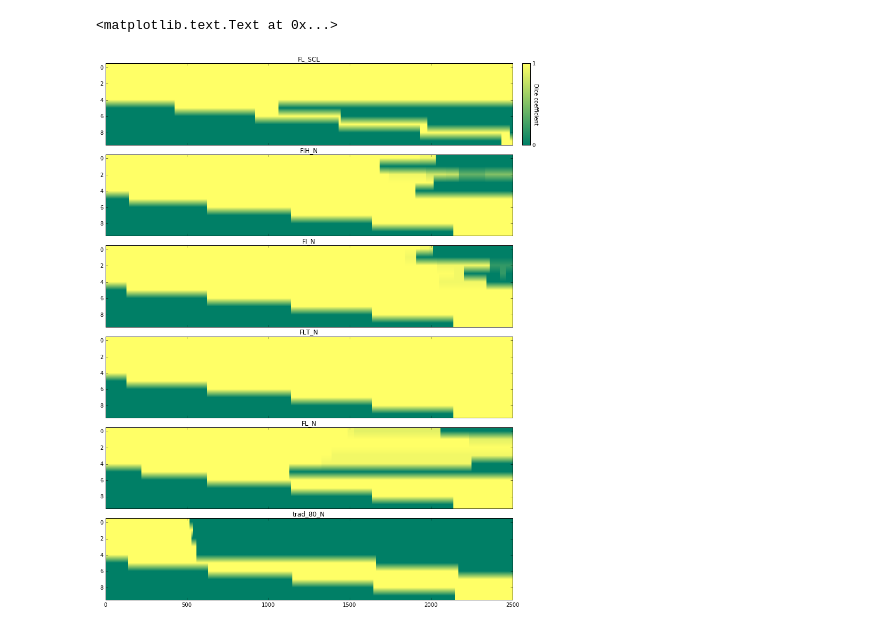
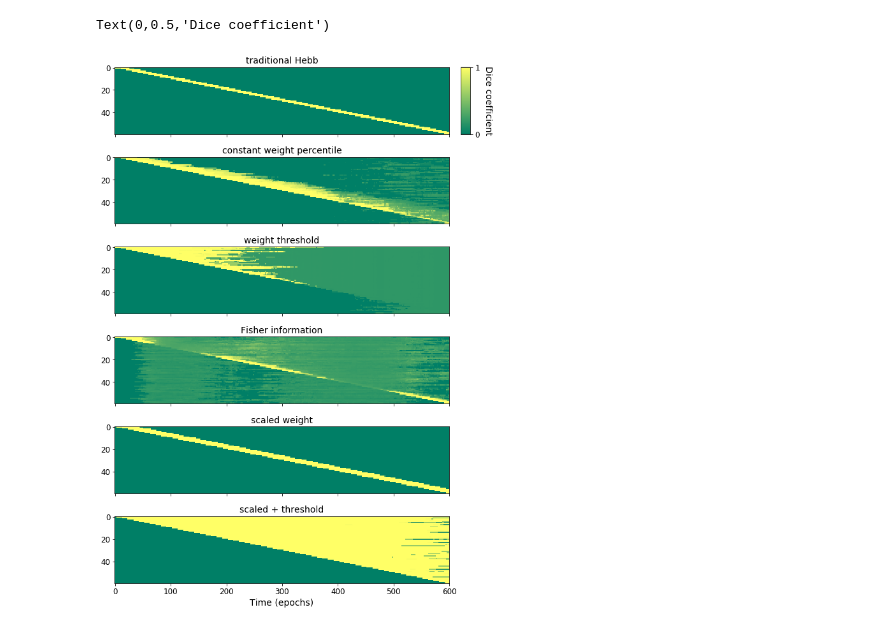
Before and after one commit to martinosorb/FisherHopfieldNet, a Jupyter notebook: jupyterNotebooks/plot_multiple_mh.ipynb, the cells around one changed output. Saved outputs shown, nothing was run; the diff lists cells and outputs as text; code cells hidden in the pictures.

```diff
--- a/jupyterNotebooks/plot_multiple_mh.ipynb
+++ b/jupyterNotebooks/plot_multiple_mh.ipynb
@@ -5,5 +38,5 @@ import matplotlib.pyplot as plt
 # %%
-filename = '../Complete_errors_stored10_size10_spars0.1_epochs500_eta0.001_ALL.npz'
+filename = '../Complete_errors_stored60_size10_spars0.1_epochs10_eta0.1_ALL.npz'
 data = np.load(filename)
 print(data.keys())
 # %% [output]
@@ -25,17 +173,24 @@ def plot_stuff_together(what, label):
 # %%
+epochs_patterns_presented = 10
 plt.figure(figsize=(15, len(data.keys())*1.5))
+colors = plt.cm.tab10.colors #plt.cm.hsv(np.arange(len(show_exps))/len(show_exps))
 for j, k in enumerate(data.keys()):
     center = np.median(data[k], axis=0)
     n = center.shape[-1]
     #plt.plot(np.median(data[k].mean(-1), axis=0))
     mean_over_p = np.mean(data[k],axis = 2)
     mean_over_trials = np.mean(mean_over_p,axis = 0)
-    plt.plot(mean_over_trials)
-    edges = np.percentile(data[k].mean(-1), [25, 75], axis=0)
+    x = np.arange(len(mean_over_trials))//epochs_patterns_presented+1#
+    y = mean_over_trials #/(x//epochs_patterns_presented+1)
+    plt.plot(x,y, '.',color=colors[j])
+    #edges = np.percentile(data[k].mean(-1), [25, 75], axis=0)
+    #plt.fill_between(x, *edges, alpha=.15, color=colors[j])
+
 plt.tight_layout()
-plt.ylim((0,1.02))
+# plt.ylim((0,1.02))
 #plt.legend(['FI_N', 'SCL_N', 'trad_80_N', 'FL_N'])
-plt.legend(['trad_80_N', 'FI_N', 'FIH_N'])
+# plt.legend(['trad_80_N', 'FI_N', 'FIH_N'])
+plt.legend(data.keys())
 #plt.legend(['FI_N', 'trad_80_N', 'FL_N'])
 # %% [output]
 <matplotlib.legend.Legend at 0x...>
@@ -58,37 +233,44 @@ plt.tight_layout()
 # %%
 from mpl_toolkits.axes_grid1 import ImageGrid
 
 # Set up figure and image grid
-fig = plt.figure(figsize=(15, len(data.keys())*3))
+fig = plt.figure(figsize=(10, len(data.keys())*2.5))
 
+exp_names = ['traditional Hebb','constant weight percentile','weight threshold','Fisher information','scaled weight','scaled + threshold']
+show_exps = range(len(data.keys()))
+show_exps = [0,1,2,3,4,5]
 ax = ImageGrid(fig, 111,
-                 nrows_ncols=(len(data.keys()), 1),
-                 axes_pad=0.25,
+                 nrows_ncols=(len(show_exps), 1),
+                 axes_pad=0.5,
                  share_all=True,
                  cbar_location="right",
                  cbar_mode="each",
-                 cbar_size="2%",
+                 cbar_size="3%",
                  cbar_pad=0.25,
                  )
 
-for j, k in enumerate(data.keys()):
-    ax[j].set_title(k)
+
+
+for i,j in enumerate(show_exps):
+    k = data.keys()[j]
+    ax[i].set_title(exp_names[j])
     center = np.median(data[k], axis=0)
     n,m = center.shape
     # blank out lower triangle:
 #     inds = [[(x,y) for x in range(n) if x<n/m*y] for y in range(m)]
 #     for i in inds:
 #         for j in i:
 #             center[j]=0
-    im = ax[j].imshow(center.T,cmap=plt.cm.summer,aspect=0.2*n/m,vmin=0,vmax=1)
-    ax[j].cax.set_visible(False)
+    im = ax[i].imshow(center.T,cmap=plt.cm.summer,aspect=0.2*n/m,vmin=0,vmax=1)
+    ax[i].cax.set_visible(False)
 
 
+ax[-1].set_xlabel('Time (epochs)')
 ax[0].cax.set_visible(True)
 ax[0].cax.colorbar(im)
 ax[0].cax.toggle_label(True)
 ax[0].cax.set_yticks((0,1))
-ax[0].cax.set_ylabel('Dice coefficient', rotation=270)
+ax[0].cax.set_ylabel('Dice coefficient', rotation=270,labelpad=20)
 # %% [output]
-<matplotlib.text.Text at 0x...>
+Text(0,0.5,'Dice coefficient')
-[figure, old version]
+[figure, new version]
```
Also changed, not shown: parts of 9 cells of this notebook, 1 other file.
